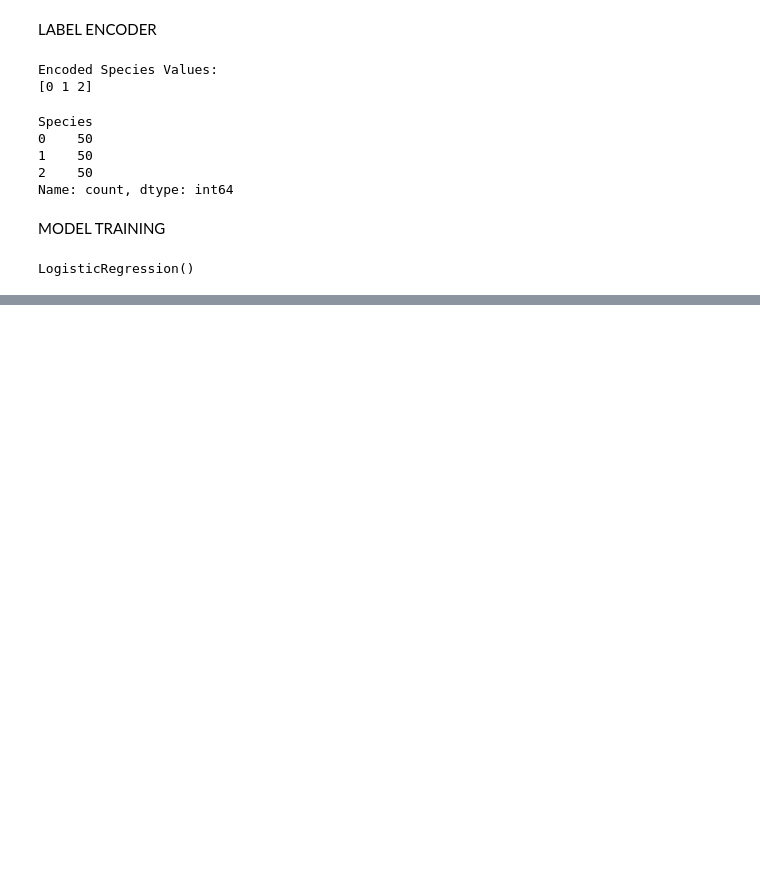
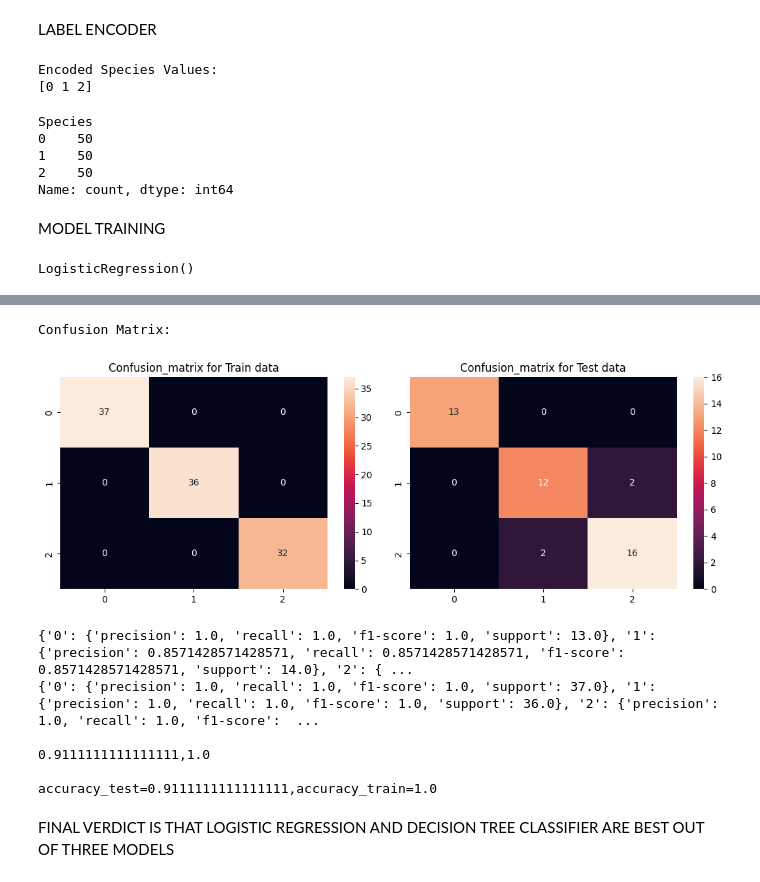
Before and after one commit to rharshavardhanan/IRIS-FLOWER-CLASSIFICATION, a Jupyter notebook: test1.ipynb, the cells around one changed output, grey strips where cells are left out. Saved outputs shown, nothing was run; the diff lists cells and outputs as text; code cells hidden in the pictures; blank space fills up the shorter version.

```diff
--- a/test1.ipynb
+++ b/test1.ipynb
@@ -307,0 +326,13 @@ Confusion Matrix:
+# %%
+evaluate(rfc_model,x_train,x_test,y_train,y_test)
+# %% [output]
+Confusion Matrix:
+[figure, added]
+{'0': {'precision': 1.0, 'recall': 1.0, 'f1-score': 1.0, 'support': 13.0}, '1': {'precision': 0.8571428571428571, 'recall': 0.8571428571428571, 'f1-score': 0.8571428571428571, 'support': 14.0}, '2': { ...
+{'0': {'precision': 1.0, 'recall': 1.0, 'f1-score': 1.0, 'support': 37.0}, '1': {'precision': 1.0, 'recall': 1.0, 'f1-score': 1.0, 'support': 36.0}, '2': {'precision': 1.0, 'recall': 1.0, 'f1-score':  ...
+
+0.9111111111111111,1.0
+
+accuracy_test=0.9111111111111111,accuracy_train=1.0
+# %% [markdown]
+FINAL VERDICT IS THAT LOGISTIC REGRESSION AND DECISION TREE CLASSIFIER ARE BEST OUT OF THREE MODELS
```
Also changed, not shown: parts of 3 cells of this notebook.
